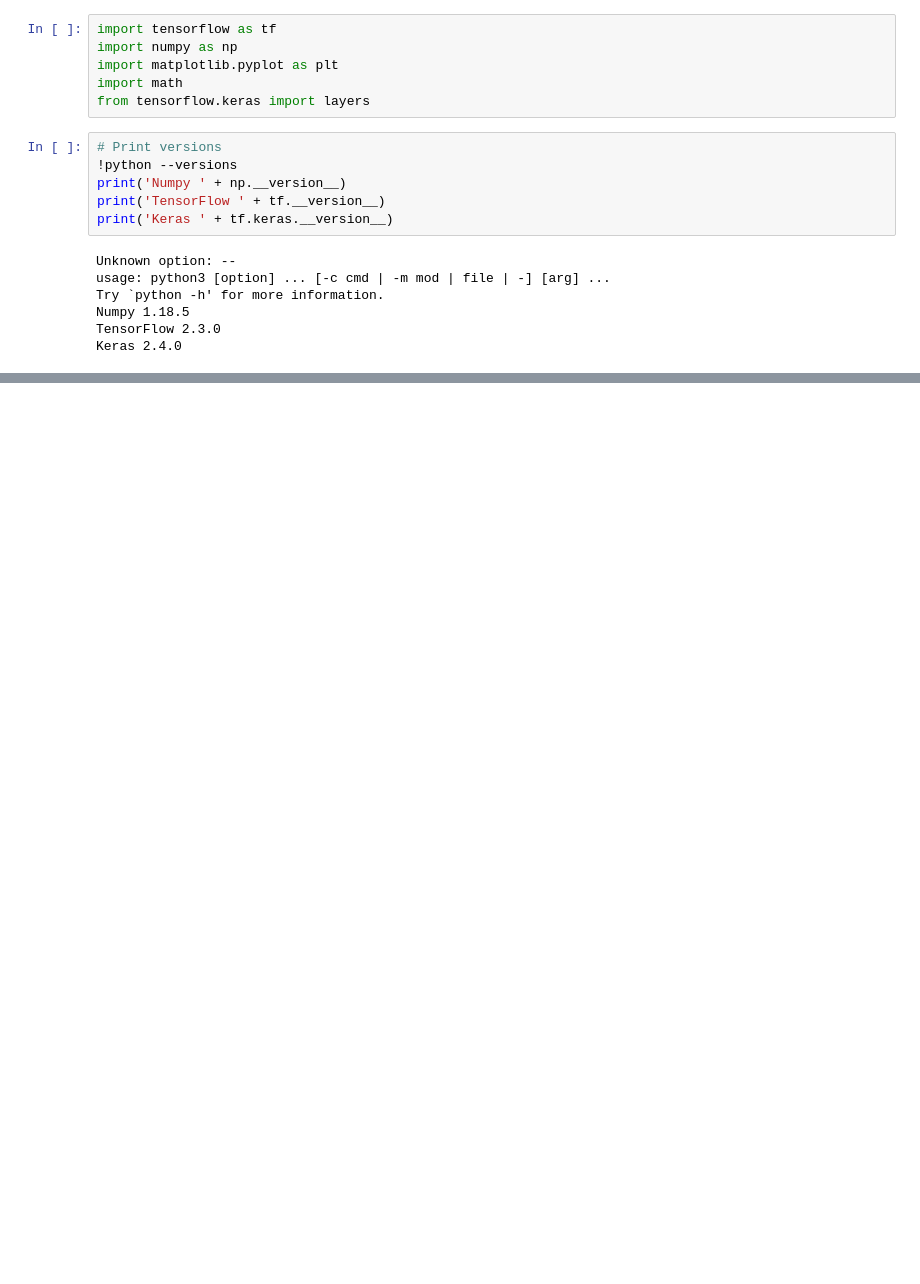
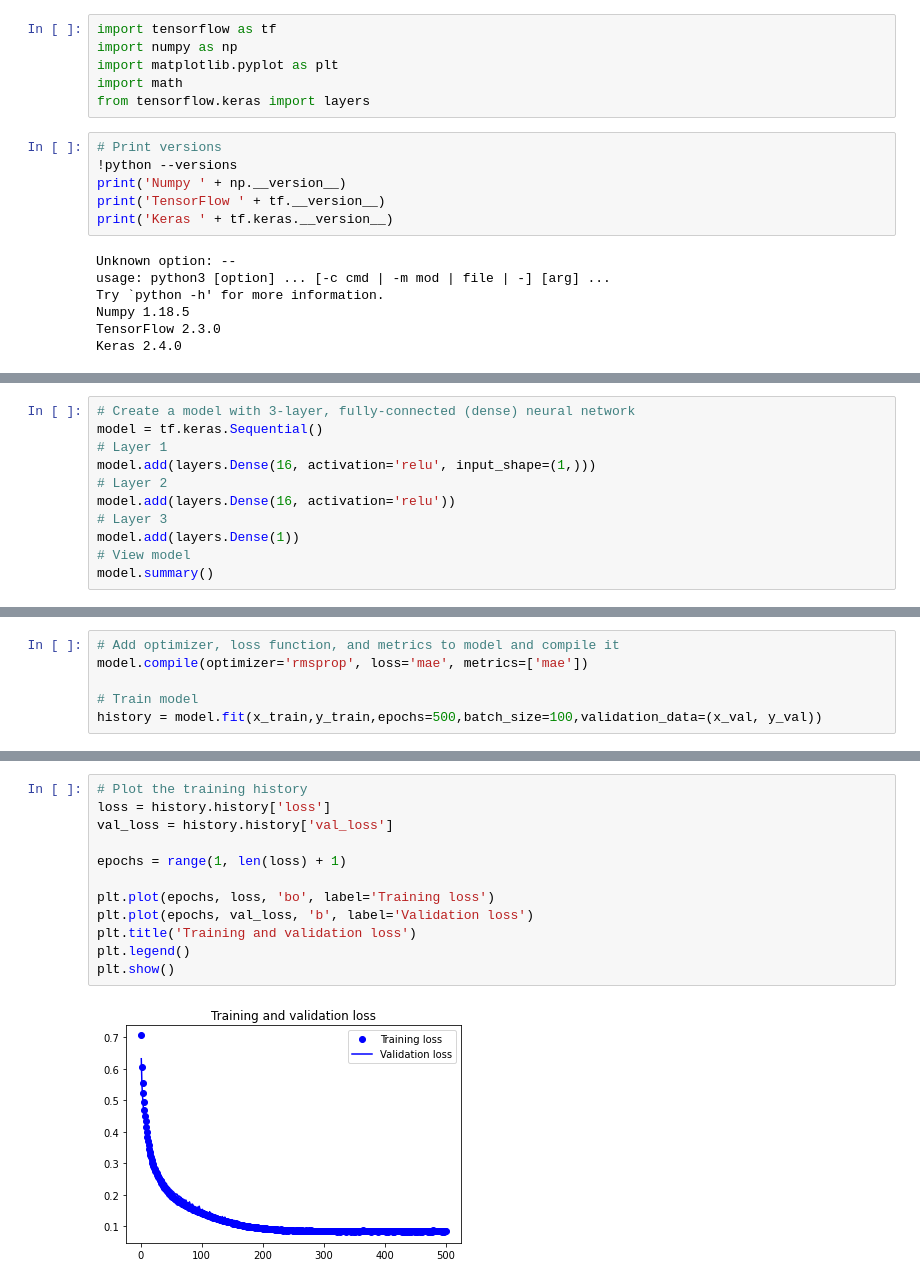
Before and after one commit to walidamriou/ESP32_AI_predict_sine_function_by_regression_model, a Jupyter notebook: Building_and_Training_the_model/ESP32_AI_predict_sine_function_by_regression_model.ipynb, the cells around one changed output, grey strips where cells are left out. Cells and saved outputs as stored; diff of their text form; blank space fills up the shorter version.

```diff
--- a/Building_and_Training_the_model/ESP32_AI_predict_sine_function_by_regression_model.ipynb
+++ b/Building_and_Training_the_model/ESP32_AI_predict_sine_function_by_regression_model.ipynb
@@ -49,0 +75,11 @@ plt.plot(x_values)
+# %%
+# Create a model with 3-layer, fully-connected (dense) neural network
+model = tf.keras.Sequential()
+# Layer 1
+model.add(layers.Dense(16, activation='relu', input_shape=(1,)))
+# Layer 2
+model.add(layers.Dense(16, activation='relu'))
+# Layer 3
+model.add(layers.Dense(1))
+# View model
+model.summary()
@@ -49,0 +101,6 @@ plt.plot(x_values)
+# %%
+# Add optimizer, loss function, and metrics to model and compile it
+model.compile(optimizer='rmsprop', loss='mae', metrics=['mae'])
+
+# Train model
+history = model.fit(x_train,y_train,epochs=500,batch_size=100,validation_data=(x_val, y_val))
@@ -49,0 +125,14 @@ plt.plot(x_values)
+# %%
+# Plot the training history
+loss = history.history['loss']
+val_loss = history.history['val_loss']
+
+epochs = range(1, len(loss) + 1)
+
+plt.plot(epochs, loss, 'bo', label='Training loss')
+plt.plot(epochs, val_loss, 'b', label='Validation loss')
+plt.title('Training and validation loss')
+plt.legend()
+plt.show()
+# %% [output]
+[figure, added]
```
Also changed, not shown: parts of 12 cells of this notebook.
